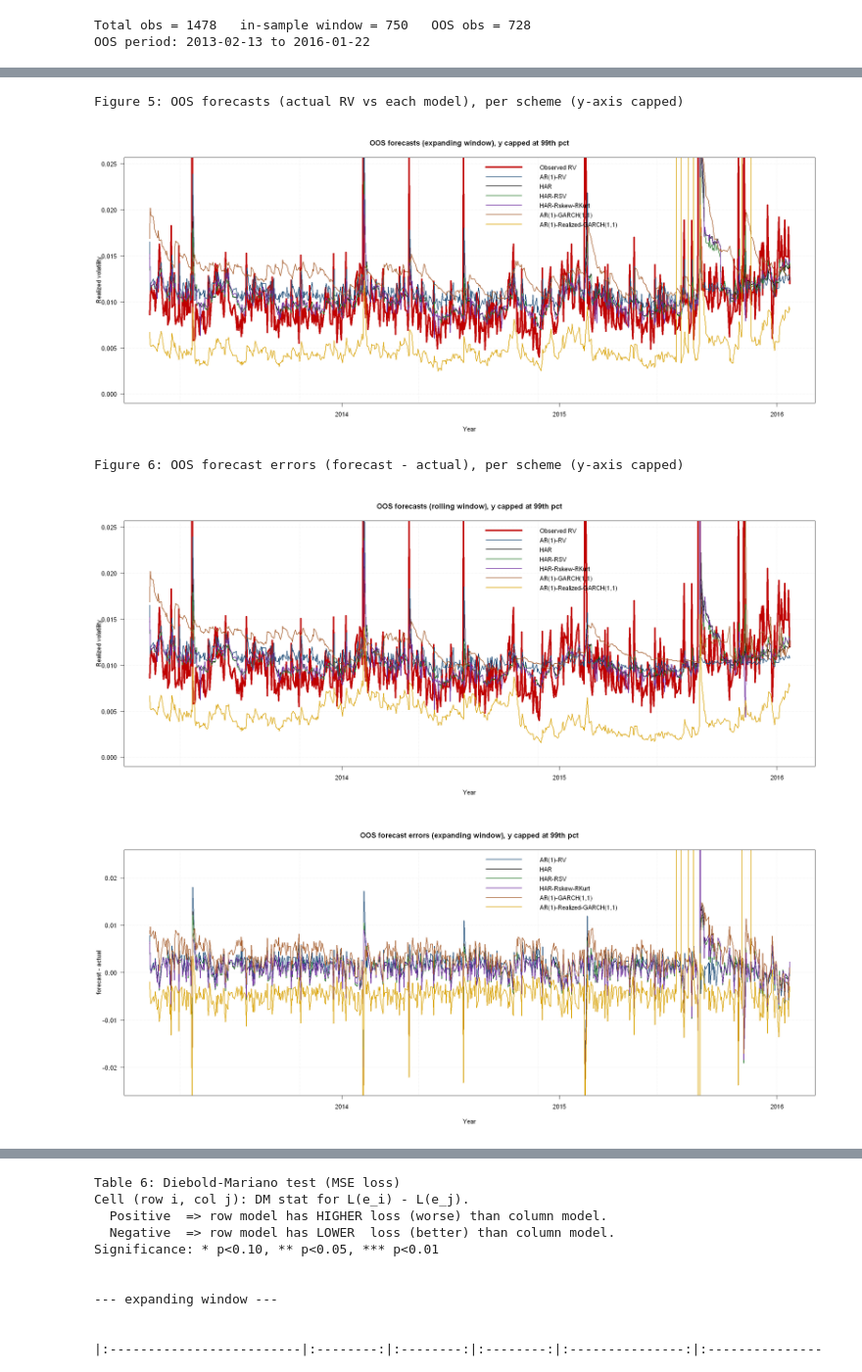
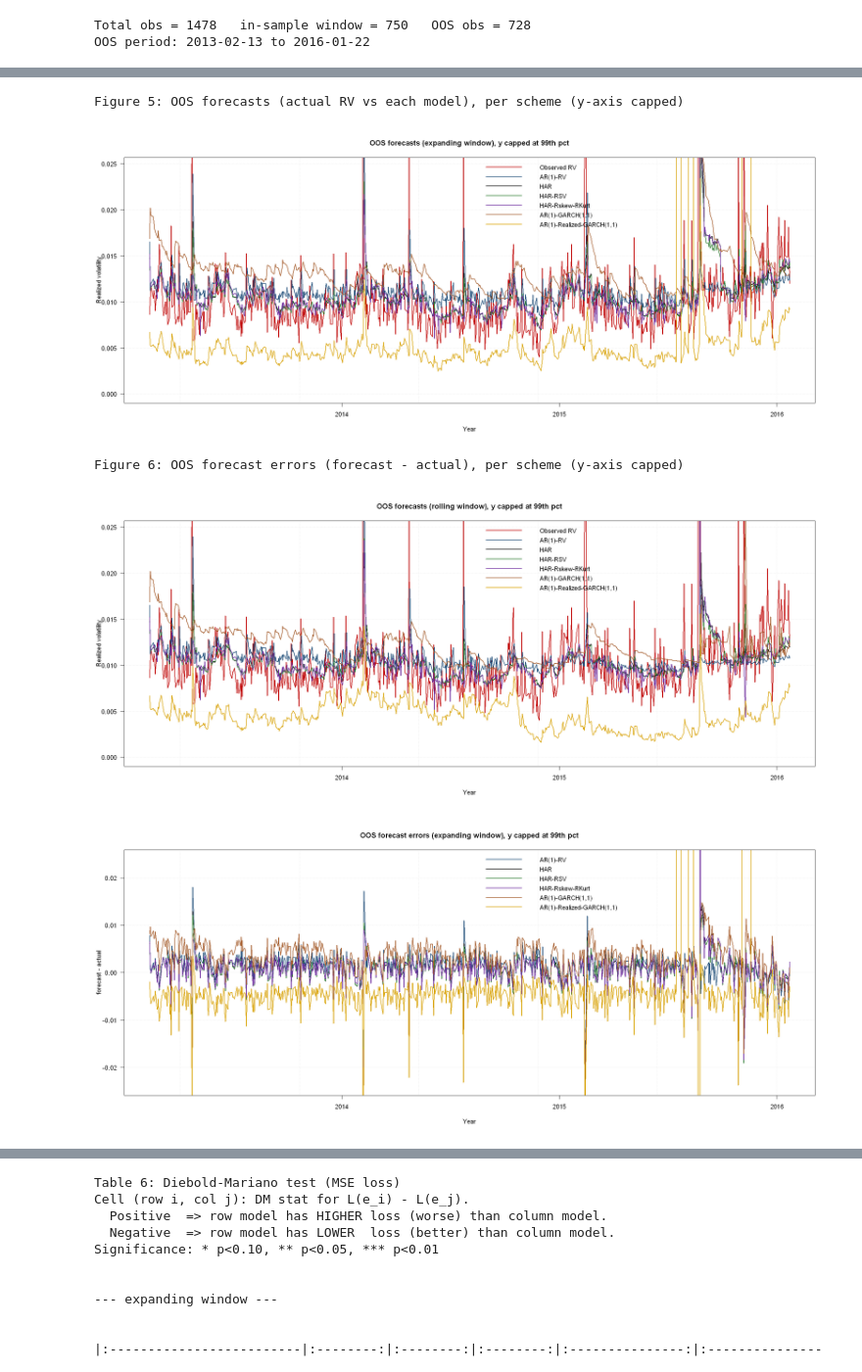
Before and after one commit to marketaondrejova/Finecox-final-project, a Jupyter notebook: Project.ipynb, the cells around one changed output, grey strips where cells are left out. Shown at 98% size. Drawn from its saved outputs; the diff is of its cells as text; code cells hidden in the pictures.

Commit message:
OOS plots: halve Observed RV line width (lwd 4 -> 2)
Co-Authored-By: Claude Opus 4.8 <noreply@anthropic.com>

```diff
--- a/Project.ipynb
+++ b/Project.ipynb
@@ -1133,36 +1133,36 @@ All forecasts computed.
 # sensible scale. The uncapped full-scale versions are reported in the Appendix.
 cat("\nFigure 5: OOS forecasts (actual RV vs each model), per scheme (y-axis capped)\n\n")
 
 for (scheme in c("expanding", "rolling")) {
   fd     <- fcast_df[[scheme]]
   series <- c(list(fd$RV), lapply(model_names, function(m) fd[[m]]))
   labs   <- c("Observed RV", model_names)
-  cols   <- c(my_cols["red"], model_cols); lwd_v <- c(4, rep(2, length(model_names)))
+  cols   <- c(my_cols["red"], model_cols); lwd_v <- c(2, rep(2, length(model_names)))
   cap    <- quantile(fd$RV, 0.99, na.rm = TRUE)
   plot_multi_ts(
     date = fd$date, y_list = series, labels = labs,
     main = sprintf("OOS forecasts (%s window), y capped at 99th pct", scheme),
     ylab = "Realized volatility", cols = cols, lwd = lwd_v, ylim = c(0, cap)
   )
 }
 
 cat("\nFigure 6: OOS forecast errors (forecast - actual), per scheme (y-axis capped)\n\n")
 
 for (scheme in c("expanding", "rolling")) {
   fd     <- fcast_df[[scheme]]
   errors <- lapply(model_names, function(m) fd[[m]] - fd$RV)
   cap_e  <- quantile(abs(unlist(errors)), 0.99, na.rm = TRUE)
   plot_multi_ts(
     date = fd$date, y_list = errors, labels = model_names,
     main = sprintf("OOS forecast errors (%s window), y capped at 99th pct", scheme),
     ylab = "forecast - actual", cols = model_cols, ylim = c(-cap_e, cap_e)
   )
 }
 # %% [output]
 Figure 5: OOS forecasts (actual RV vs each model), per scheme (y-axis capped)
-[figure, old version]
+[figure, new version]
 Figure 6: OOS forecast errors (forecast - actual), per scheme (y-axis capped)
-[figure, old version]
+[figure, new version]
 [figure]
 [figure]
 # %%
```
Also changed, not shown: parts of 4 cells of this notebook, 1 other file.
